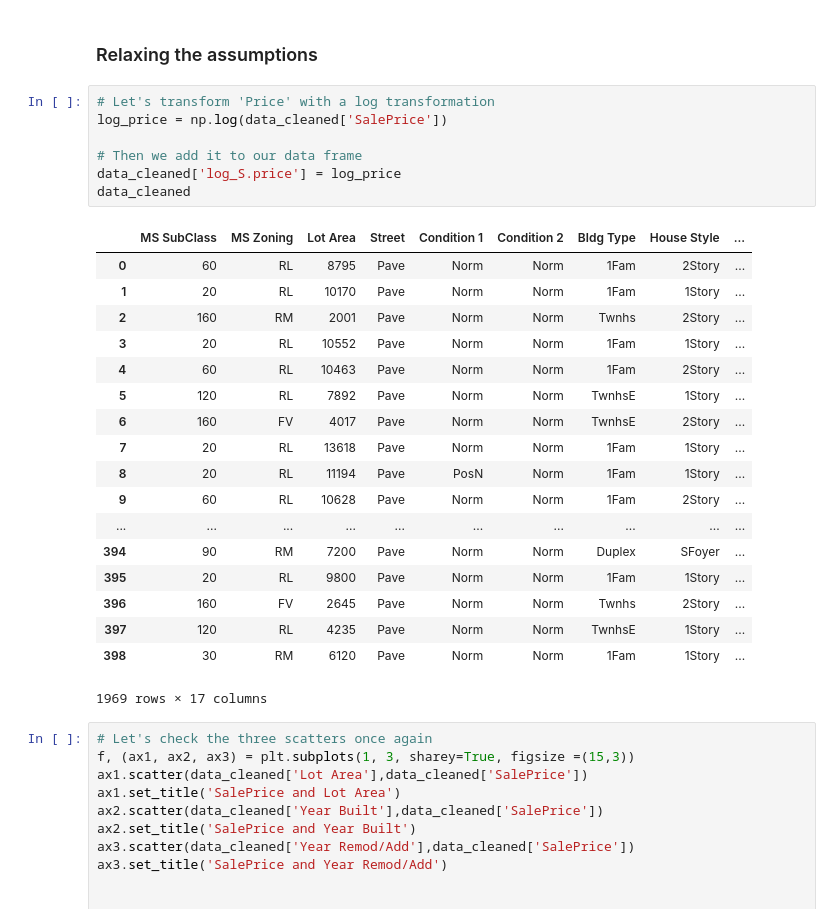
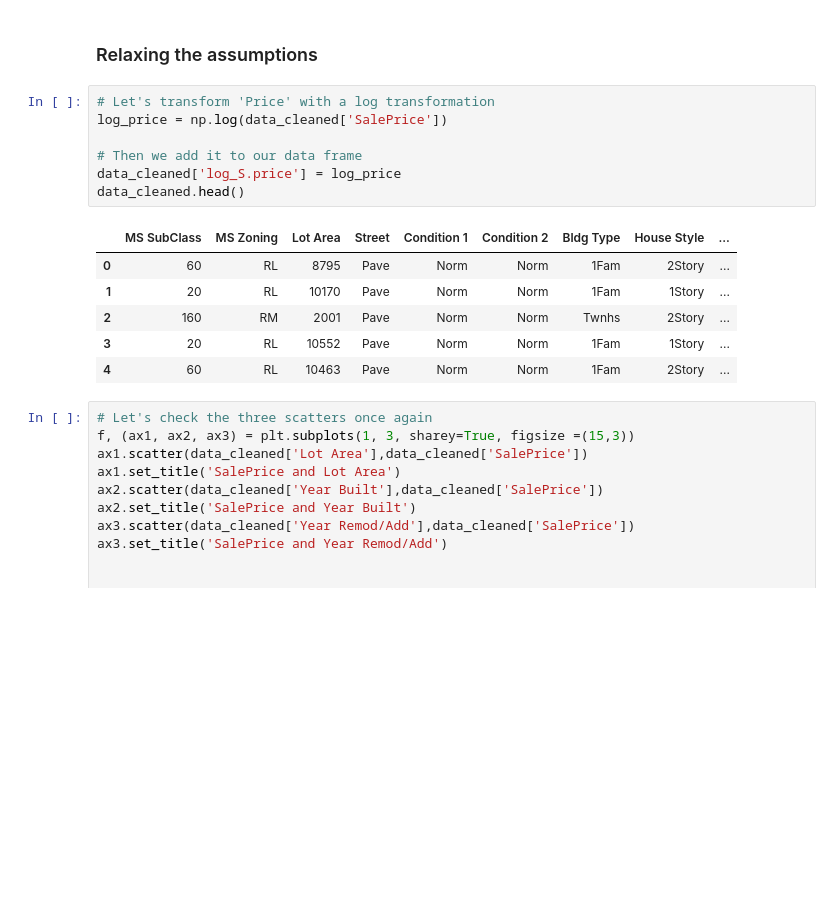
Before and after one commit to oniso20/Data-Science, a Jupyter notebook: Predicting House Prices.ipynb, the cells around one changed output. Cells and saved outputs as stored; diff of their text form; blank space fills up the shorter version.

```diff
--- a/Predicting House Prices.ipynb
+++ b/Predicting House Prices.ipynb
@@ -344,29 +344,17 @@ sns.distplot(data_cleaned['SalePrice'])
 # %%
 # Let's transform 'Price' with a log transformation
 log_price = np.log(data_cleaned['SalePrice'])
 
 # Then we add it to our data frame
 data_cleaned['log_S.price'] = log_price
-data_cleaned
+data_cleaned.head()
 # %% [output]
 |  | MS SubClass | MS Zoning | Lot Area | Street | Condition 1 | Condition 2 | Bldg Type | House Style | ... |
 | 0 | 60 | RL | 8795 | Pave | Norm | Norm | 1Fam | 2Story | ... |
 | 1 | 20 | RL | 10170 | Pave | Norm | Norm | 1Fam | 1Story | ... |
 | 2 | 160 | RM | 2001 | Pave | Norm | Norm | Twnhs | 2Story | ... |
 | 3 | 20 | RL | 10552 | Pave | Norm | Norm | 1Fam | 1Story | ... |
 | 4 | 60 | RL | 10463 | Pave | Norm | Norm | 1Fam | 2Story | ... |
-| 5 | 120 | RL | 7892 | Pave | Norm | Norm | TwnhsE | 1Story | ... |
-| 6 | 160 | FV | 4017 | Pave | Norm | Norm | TwnhsE | 2Story | ... |
-| 7 | 20 | RL | 13618 | Pave | Norm | Norm | 1Fam | 1Story | ... |
-| 8 | 20 | RL | 11194 | Pave | PosN | Norm | 1Fam | 1Story | ... |
-| 9 | 60 | RL | 10628 | Pave | Norm | Norm | 1Fam | 2Story | ... |
-| ... | ... | ... | ... | ... | ... | ... | ... | ... | ... |
-| 394 | 90 | RM | 7200 | Pave | Norm | Norm | Duplex | SFoyer | ... |
-| 395 | 20 | RL | 9800 | Pave | Norm | Norm | 1Fam | 1Story | ... |
-| 396 | 160 | FV | 2645 | Pave | Norm | Norm | Twnhs | 2Story | ... |
-| 397 | 120 | RL | 4235 | Pave | Norm | Norm | TwnhsE | 1Story | ... |
-| 398 | 30 | RM | 6120 | Pave | Norm | Norm | 1Fam | 1Story | ... |
-1969 rows × 17 columns
 # %%
 # Let's check the three scatters once again
 f, (ax1, ax2, ax3) = plt.subplots(1, 3, sharey=True, figsize =(15,3))
```
